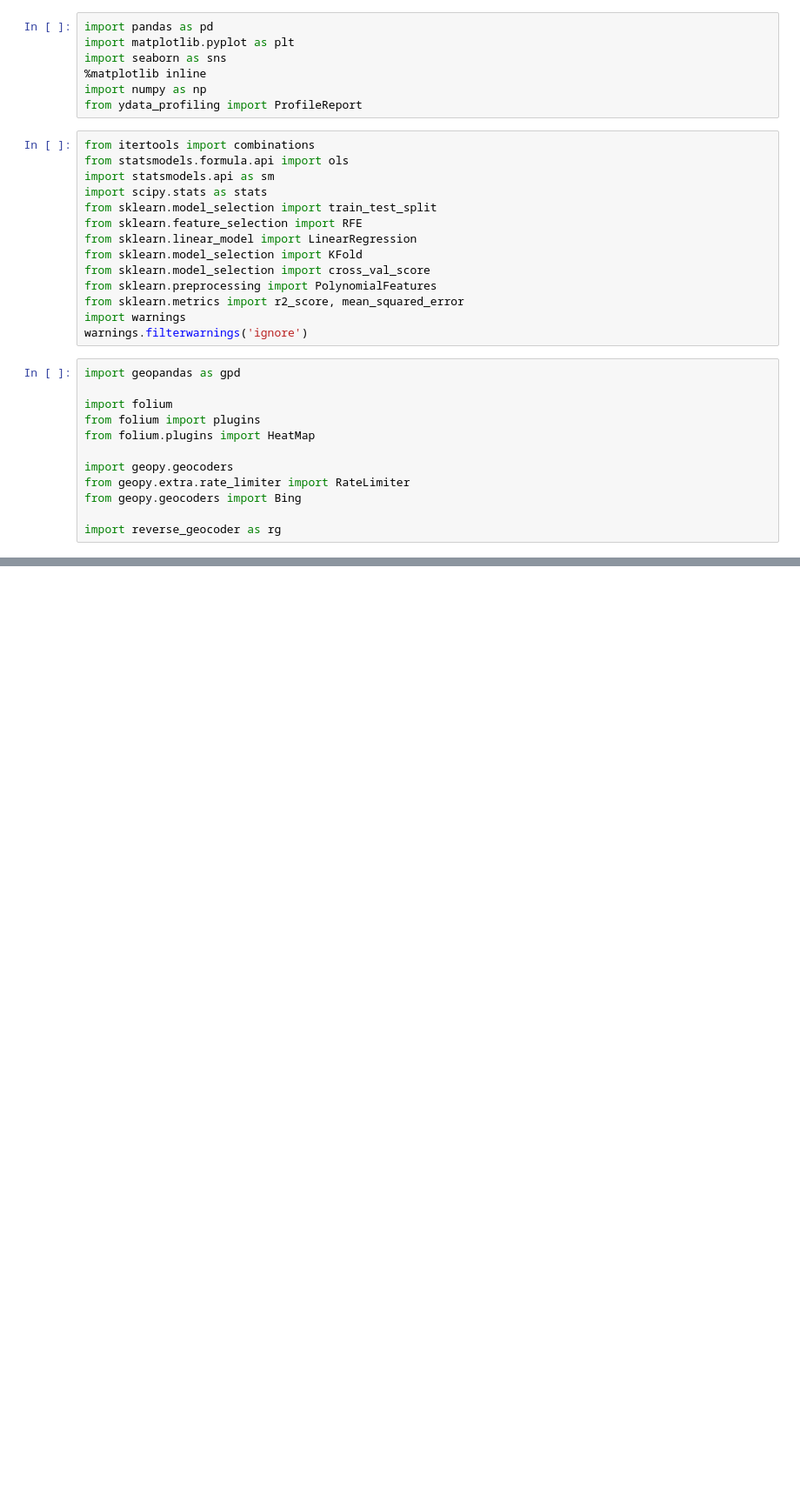
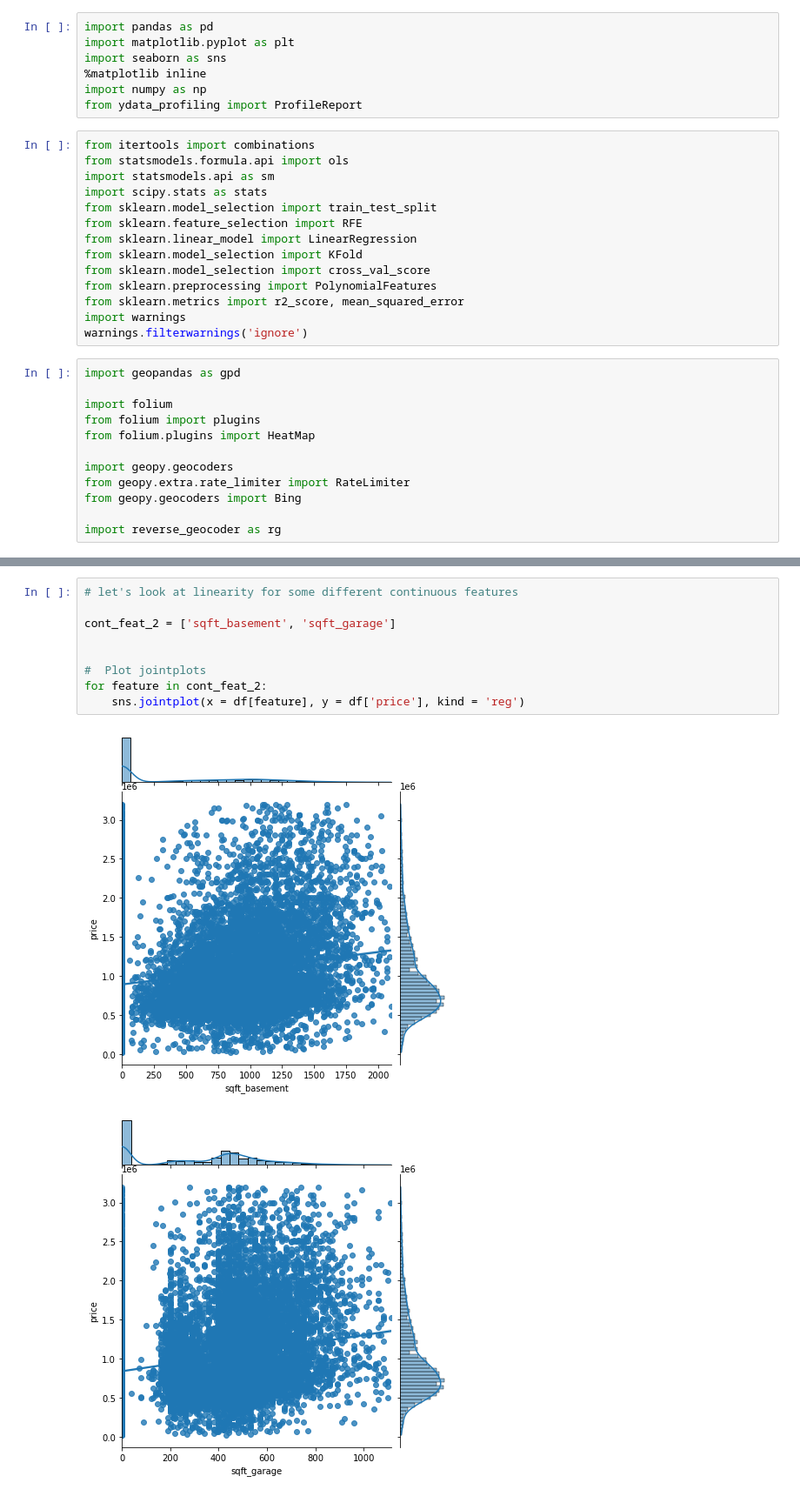
Before and after one commit to Lou-Hines/Housing_Prices_and_Flood_Risk, a Jupyter notebook: EDA-Hines-5 (Regressions).ipynb, the cells around one changed output, grey strips where cells are left out. Shown at 87% size. Drawn from its saved outputs; the diff is of its cells as text; blank space fills up the shorter version.

```diff
--- a/EDA-Hines-5 (Regressions).ipynb
+++ b/EDA-Hines-5 (Regressions).ipynb
@@ -33,0 +49,12 @@ import reverse_geocoder as rg
+# %%
+# let's look at linearity for some different continuous features
+
+cont_feat_2 = ['sqft_basement', 'sqft_garage']
+
+
+#  Plot jointplots
+for feature in cont_feat_2:
+    sns.jointplot(x = df[feature], y = df['price'], kind = 'reg')
+# %% [output]
+[figure, added]
+[figure, added]
```
Also changed, not shown: parts of 15 cells of this notebook.
